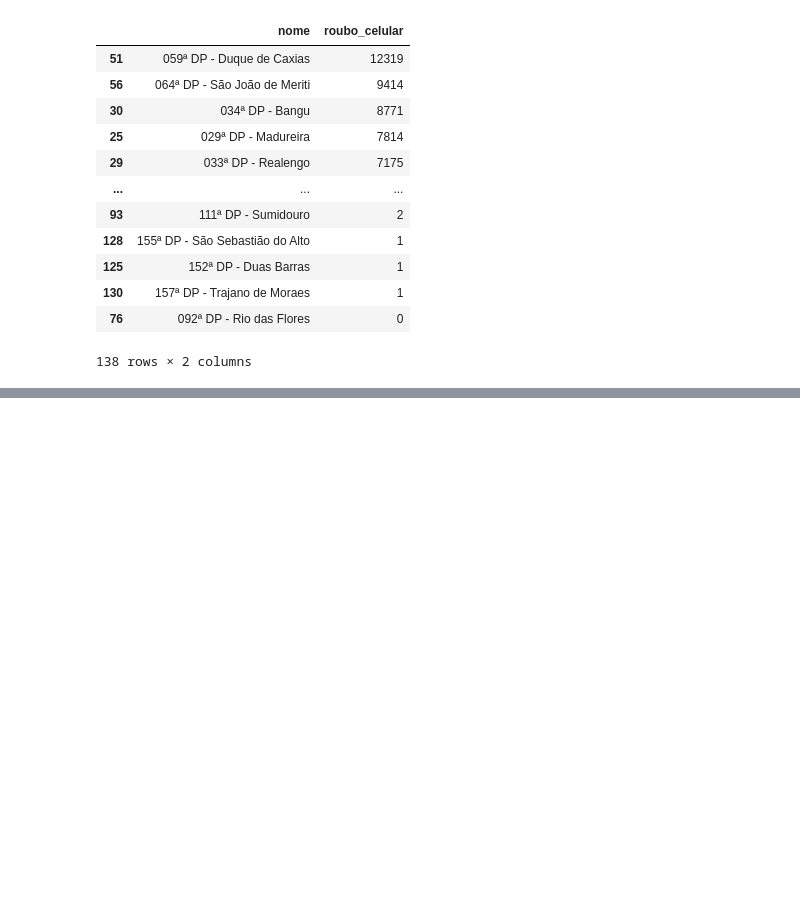
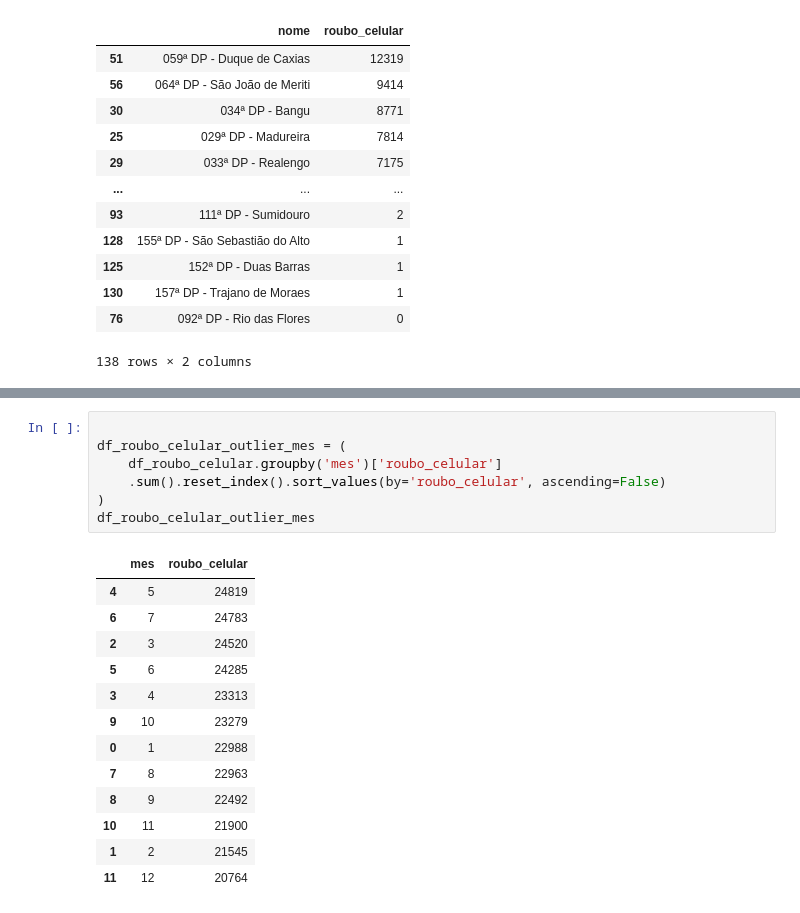
Before and after one commit to eduardacastilho/Atividade-Dados-Pandas---ipynb, a Jupyter notebook: atividade3.ipynb, the cells around one changed output, grey strips where cells are left out. Cells and saved outputs as stored; diff of their text form; blank space fills up the shorter version.

```diff
--- a/atividade3.ipynb
+++ b/atividade3.ipynb
@@ -212,0 +331,21 @@ Limite Superior: 9301.375
+# %%
+
+df_roubo_celular_outlier_mes = (
+    df_roubo_celular.groupby('mes')['roubo_celular']
+    .sum().reset_index().sort_values(by='roubo_celular', ascending=False)
+)
+df_roubo_celular_outlier_mes
+# %% [output]
+|  | mes | roubo_celular |
+| 4 | 5 | 24819 |
+| 6 | 7 | 24783 |
+| 2 | 3 | 24520 |
+| 5 | 6 | 24285 |
+| 3 | 4 | 23313 |
+| 9 | 10 | 23279 |
+| 0 | 1 | 22988 |
+| 7 | 8 | 22963 |
+| 8 | 9 | 22492 |
+| 10 | 11 | 21900 |
+| 1 | 2 | 21545 |
+| 11 | 12 | 20764 |
```
Also changed, not shown: parts of 11 cells of this notebook.
